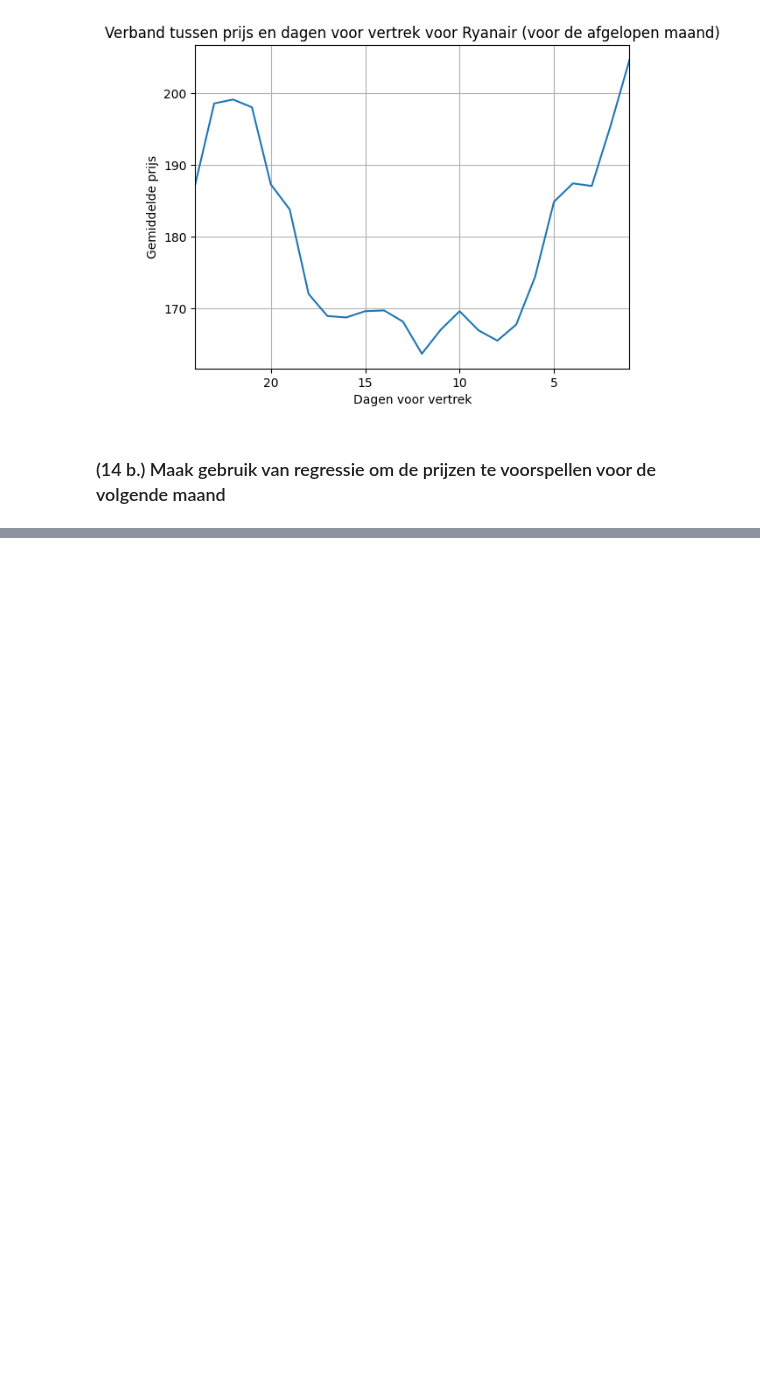
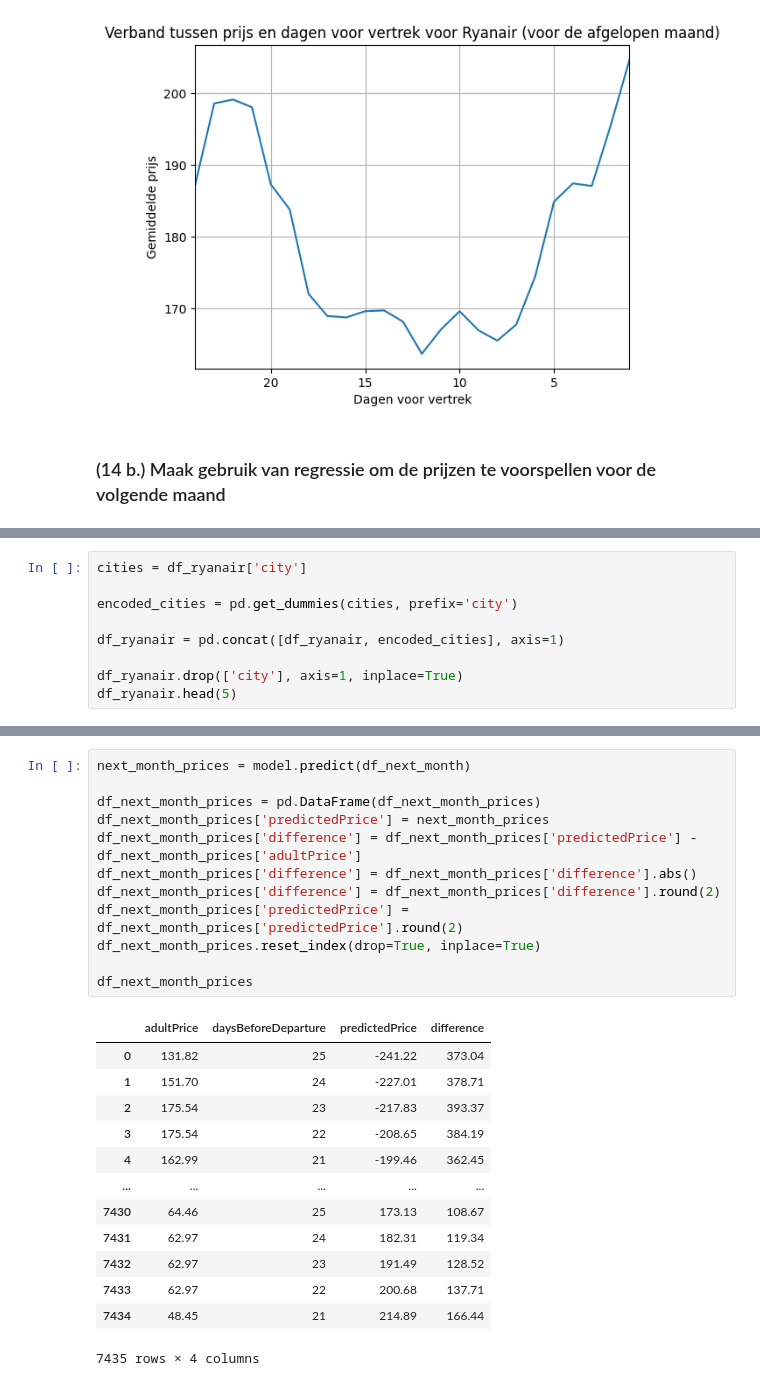
Before and after one commit to Floris-Buyse-FB/Data-Engineering-Project, a Jupyter notebook: analyse.ipynb, the cells around one changed output, grey strips where cells are left out. Cells and saved outputs as stored; diff of their text form; blank space fills up the shorter version.

```diff
--- a/analyse.ipynb
+++ b/analyse.ipynb
@@ -359,0 +416,9 @@ from sklearn.linear_model import LinearRegression
+# %%
+cities = df_ryanair['city']
+
+encoded_cities = pd.get_dummies(cities, prefix='city')
+
+df_ryanair = pd.concat([df_ryanair, encoded_cities], axis=1)
+
+df_ryanair.drop(['city'], axis=1, inplace=True)
+df_ryanair.head(5)
@@ -359,0 +522,26 @@ from sklearn.linear_model import LinearRegression
+# %%
+next_month_prices = model.predict(df_next_month)
+
+df_next_month_prices = pd.DataFrame(df_next_month_prices)
+df_next_month_prices['predictedPrice'] = next_month_prices
+df_next_month_prices['difference'] = df_next_month_prices['predictedPrice'] - df_next_month_prices['adultPrice']
+df_next_month_prices['difference'] = df_next_month_prices['difference'].abs()
+df_next_month_prices['difference'] = df_next_month_prices['difference'].round(2)
+df_next_month_prices['predictedPrice'] = df_next_month_prices['predictedPrice'].round(2)
+df_next_month_prices.reset_index(drop=True, inplace=True)
+
+df_next_month_prices
+# %% [output]
+|  | adultPrice | daysBeforeDeparture | predictedPrice | difference |
+| 0 | 131.82 | 25 | -241.22 | 373.04 |
+| 1 | 151.70 | 24 | -227.01 | 378.71 |
+| 2 | 175.54 | 23 | -217.83 | 393.37 |
+| 3 | 175.54 | 22 | -208.65 | 384.19 |
+| 4 | 162.99 | 21 | -199.46 | 362.45 |
+| ... | ... | ... | ... | ... |
+| 7430 | 64.46 | 25 | 173.13 | 108.67 |
+| 7431 | 62.97 | 24 | 182.31 | 119.34 |
+| 7432 | 62.97 | 23 | 191.49 | 128.52 |
+| 7433 | 62.97 | 22 | 200.68 | 137.71 |
+| 7434 | 48.45 | 21 | 214.89 | 166.44 |
+7435 rows × 4 columns
```
Also changed, not shown: parts of 11 cells of this notebook.
